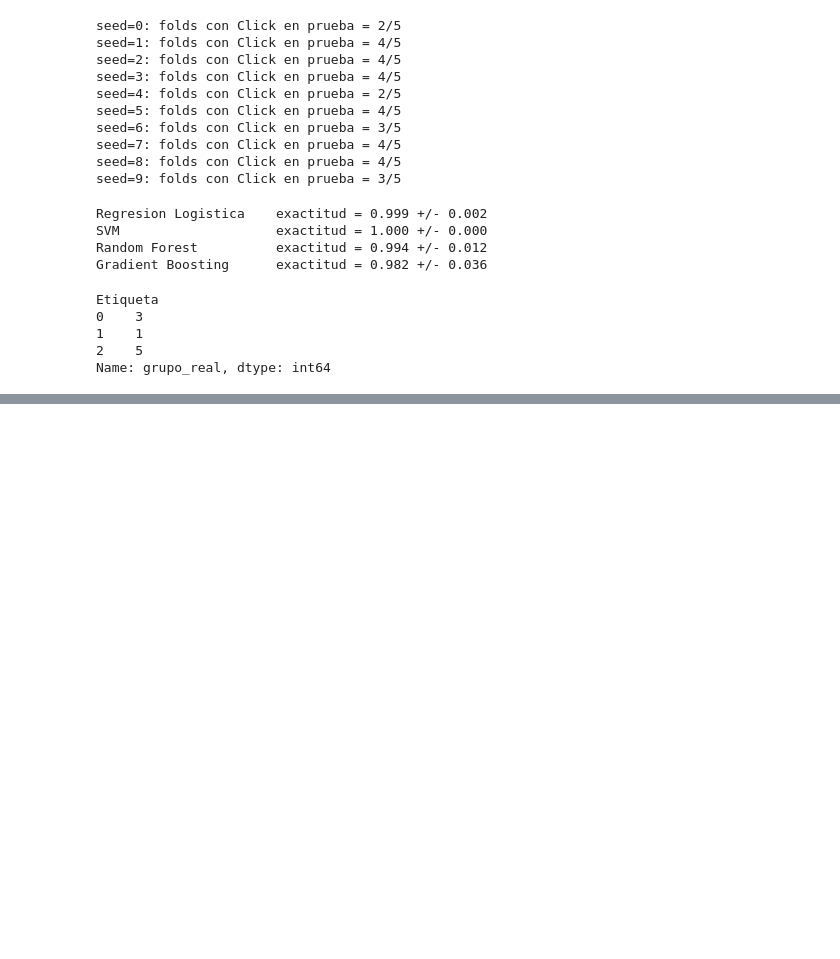
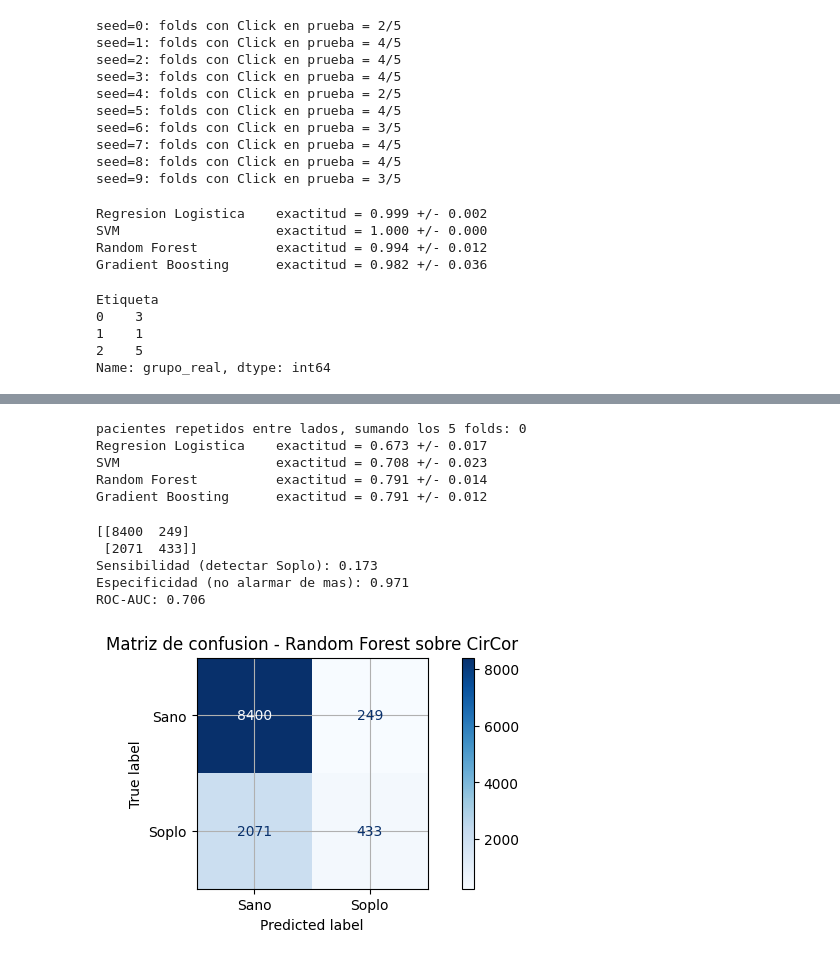
Before and after one commit to fortunatoramirez/clasificador-ac, a Jupyter notebook: notebooks/entorno.ipynb, the cells around one changed output, grey strips where cells are left out. Drawn from its saved outputs; the diff is of its cells as text; code cells hidden in the pictures; blank space fills up the shorter version.

Commit message:
Pruebas nuevo dataset

```diff
--- a/notebooks/entorno.ipynb
+++ b/notebooks/entorno.ipynb
@@ -567,0 +611,55 @@ Name: grupo_real, dtype: int64
+# %%
+sgkf_circor = StratifiedGroupKFold(n_splits=5, shuffle=True, random_state=0)
+
+# chequeo rapido de fuga (mismo principio de siempre, ahora resumido)
+fuga_total = 0
+for idx_entrena, idx_prueba in sgkf_circor.split(X_circor, y_circor, groups=grupos_circor):
+    pacientes_entrena = set(grupos_circor[idx_entrena])
+    pacientes_prueba = set(grupos_circor[idx_prueba])
+    fuga_total += len(pacientes_entrena & pacientes_prueba)
+print(f"pacientes repetidos entre lados, sumando los 5 folds: {fuga_total}")
+
+modelos = {
+    'Regresion Logistica': LogisticRegression(max_iter=2000, class_weight='balanced'),
+    'SVM': SVC(kernel='rbf', class_weight='balanced'),
+    'Random Forest': RandomForestClassifier(n_estimators=200, class_weight='balanced', random_state=0),
+    'Gradient Boosting': GradientBoostingClassifier(random_state=0),
+}
+
+for nombre, modelo in modelos.items():
+    pipe = Pipeline([('escalador', StandardScaler()), ('clf', modelo)])
+    scores = cross_val_score(pipe, X_circor, y_circor, cv=sgkf_circor, groups=grupos_circor, scoring='accuracy')
+    print(f"{nombre:22s} exactitud = {scores.mean():.3f} +/- {scores.std():.3f}")
+# %% [output]
+pacientes repetidos entre lados, sumando los 5 folds: 0
+Regresion Logistica    exactitud = 0.673 +/- 0.017
+SVM                    exactitud = 0.708 +/- 0.023
+Random Forest          exactitud = 0.791 +/- 0.014
+Gradient Boosting      exactitud = 0.791 +/- 0.012
+# %%
+mejor_pipe_circor = Pipeline([('escalador', StandardScaler()), ('clf', RandomForestClassifier(n_estimators=200, class_weight='balanced', random_state=0))])
+
+probabilidades_circor = cross_val_predict(mejor_pipe_circor, X_circor, y_circor, cv=sgkf_circor, groups=grupos_circor, method='predict_proba')
+predicciones_circor = (probabilidades_circor[:, 1] >= 0.5).astype(int) * 2   # da 0 o 2, no 0 o 1
+
+matriz_circor = confusion_matrix(y_circor, predicciones_circor)
+vn, fp, fn, vp = matriz_circor.ravel()
+sensibilidad = vp / (vp + fn)
+especificidad = vn / (vn + fp)
+auc_circor = roc_auc_score(y_circor, probabilidades_circor[:, 1])
+
+print(matriz_circor)
+print(f"Sensibilidad (detectar Soplo): {sensibilidad:.3f}")
+print(f"Especificidad (no alarmar de mas): {especificidad:.3f}")
+print(f"ROC-AUC: {auc_circor:.3f}")
+
+ConfusionMatrixDisplay(confusion_matrix=matriz_circor, display_labels=['Sano', 'Soplo']).plot(cmap='Blues')
+plt.title('Matriz de confusion - Random Forest sobre CirCor')
+plt.show()
+# %% [output]
+[[8400  249]
+ [2071  433]]
+Sensibilidad (detectar Soplo): 0.173
+Especificidad (no alarmar de mas): 0.971
+ROC-AUC: 0.706
+[figure, added]
```
Also changed, not shown: parts of 3 cells of this notebook, 1 other file.
